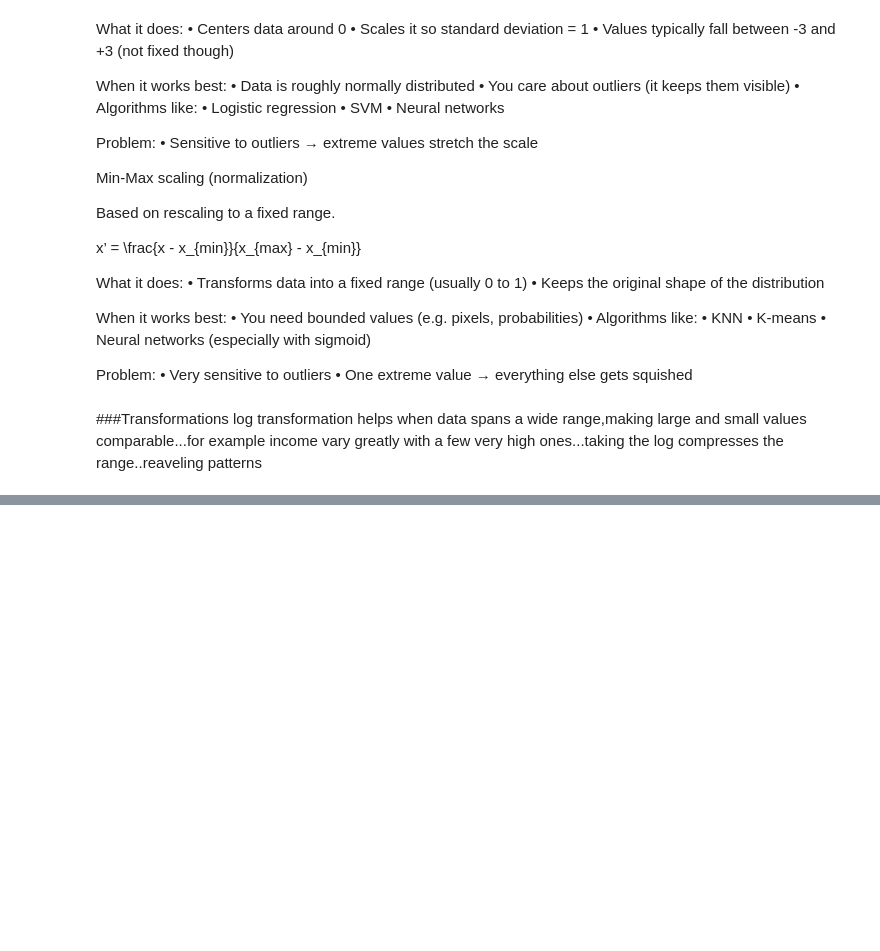
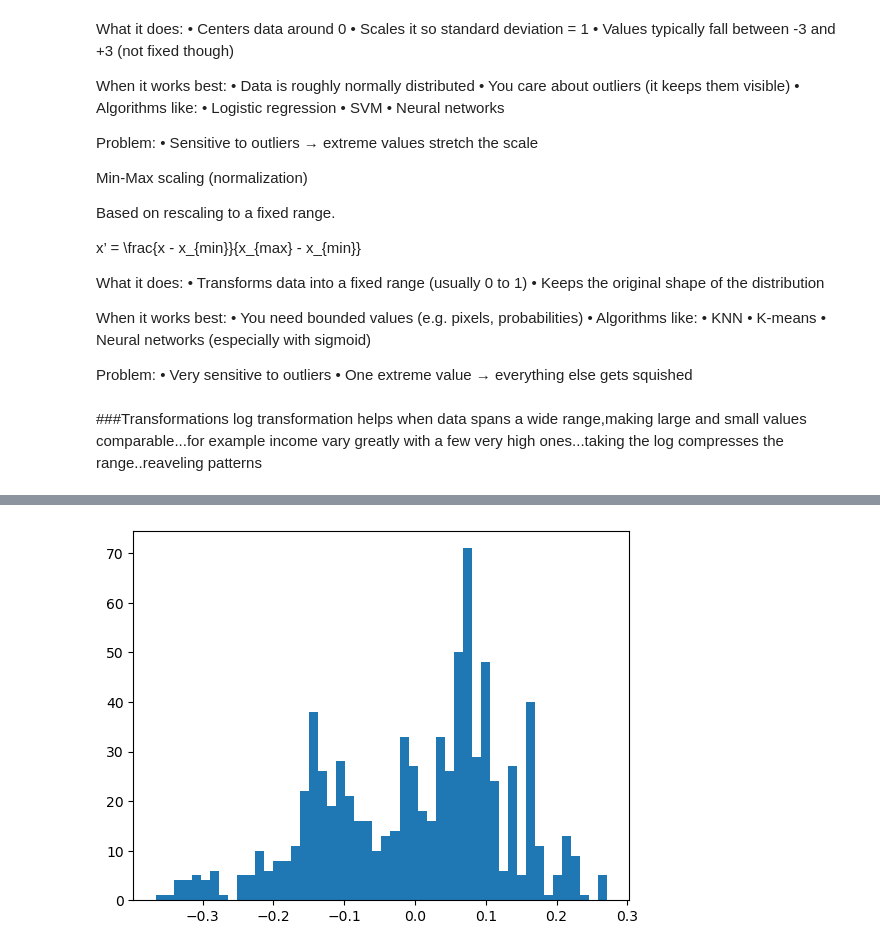
Before and after one commit to SadmanUddin/Data-analysis-and-statistics, a Jupyter notebook: Scaling and Transformations/Untitled-1.ipynb, the cells around one changed output, grey strips where cells are left out. Drawn from its saved outputs; the diff is of its cells as text; code cells hidden in the pictures; blank space fills up the shorter version.

Commit message:
new transformation

```diff
--- a/Scaling and Transformations/Untitled-1.ipynb
+++ b/Scaling and Transformations/Untitled-1.ipynb
@@ -228,0 +240,23 @@ log transformation helps when data spans a wide range,making large and small val
+# %%
+##adding logarithmic scaling to the function to create the final master data scaling and transformation
+
+def EnhanceData(data,tech=""):
+    data_log=data.apply(np.log10)
+    data_center=data_log.mean()
+    data_normalized=data_log-data_center
+    if tech=="Z-score":
+        data_to_scale = data.values.reshape((len(pokemon["Total"]),1))
+        scaler=preprocessing.StandardScaler()
+        scaler=scaler.fit(data_to_scale)
+        normalized=scaler.transform(data_to_scale)
+    elif tech=="MinMax":
+        data_to_scale = data.values.reshape((len(pokemon["Total"]),1))
+        scaler=preprocessing.MinMaxScaler()
+        scaler=scaler.fit(data_to_scale)
+        normalized=scaler.transform(data_to_scale)
+    return data_normalized
+
+plt.hist(EnhanceData(pokemon['Total'],"Z-score"),bins=50)
+plt.show()
+# %% [output]
+[figure, added]
```
Also changed, not shown: parts of 4 cells of this notebook.
